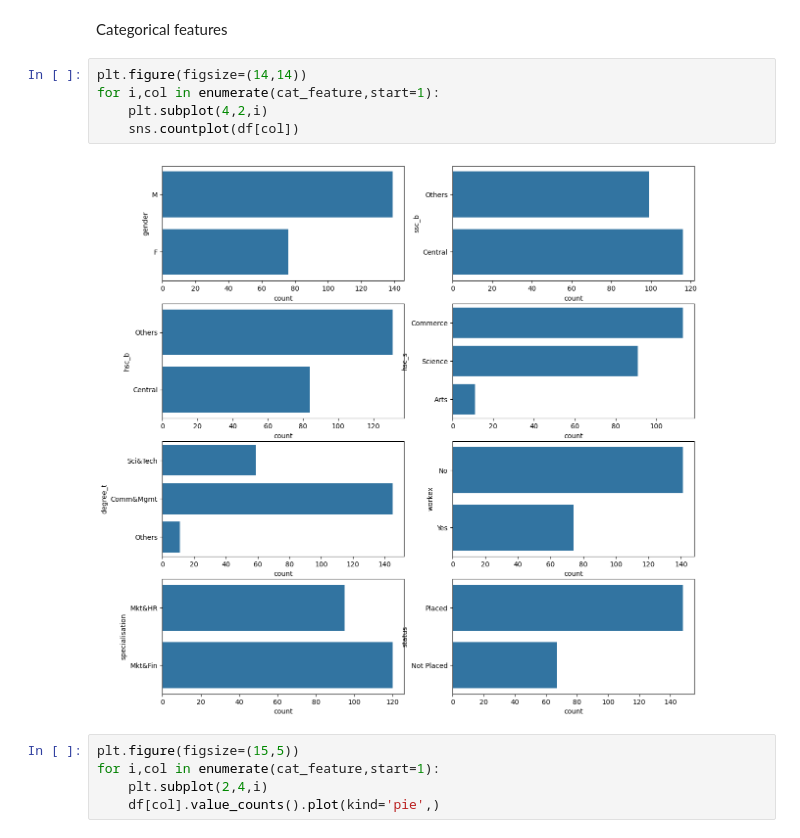
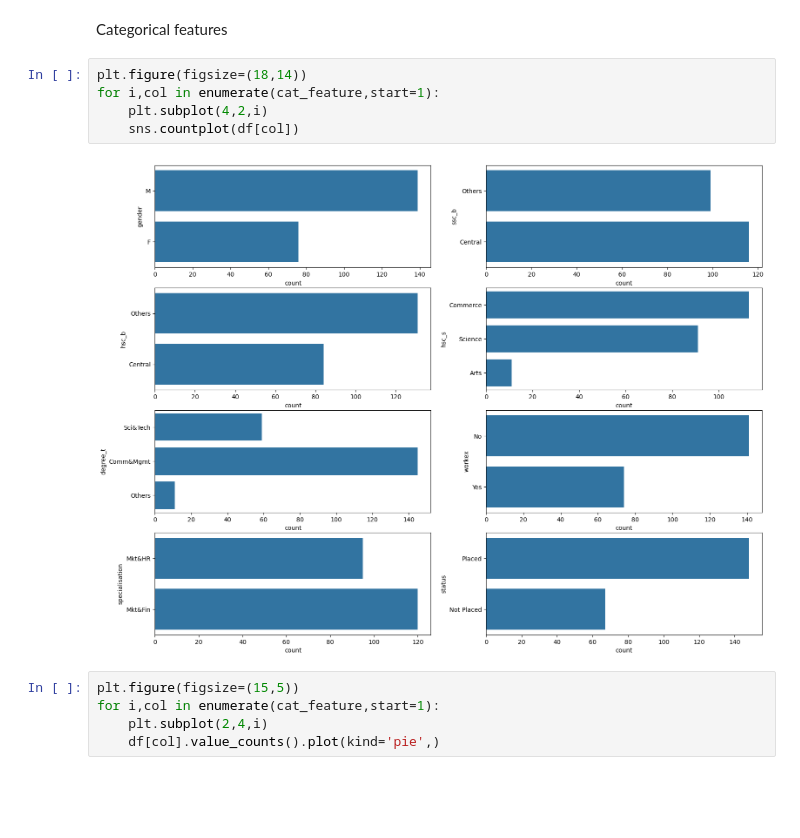
Before and after one commit to snehuvarbhe/Learn_basics_of_machine_learning, a Jupyter notebook: DAY4_univariate_analysis/EDA.ipynb, the cells around one changed output. Cells and saved outputs as stored; diff of their text form; blank space fills up the shorter version.

```diff
--- a/DAY4_univariate_analysis/EDA.ipynb
+++ b/DAY4_univariate_analysis/EDA.ipynb
@@ -93,12 +93,12 @@ num_feature
 # %% [markdown]
 Categorical features
 # %%
-plt.figure(figsize=(14,14))
+plt.figure(figsize=(18,14))
 for i,col in enumerate(cat_feature,start=1):
     plt.subplot(4,2,i)
     sns.countplot(df[col])
 # %% [output]
-[figure, old version]
+[figure, new version]
 # %%
 plt.figure(figsize=(15,5))
 for i,col in enumerate(cat_feature,start=1):
```
